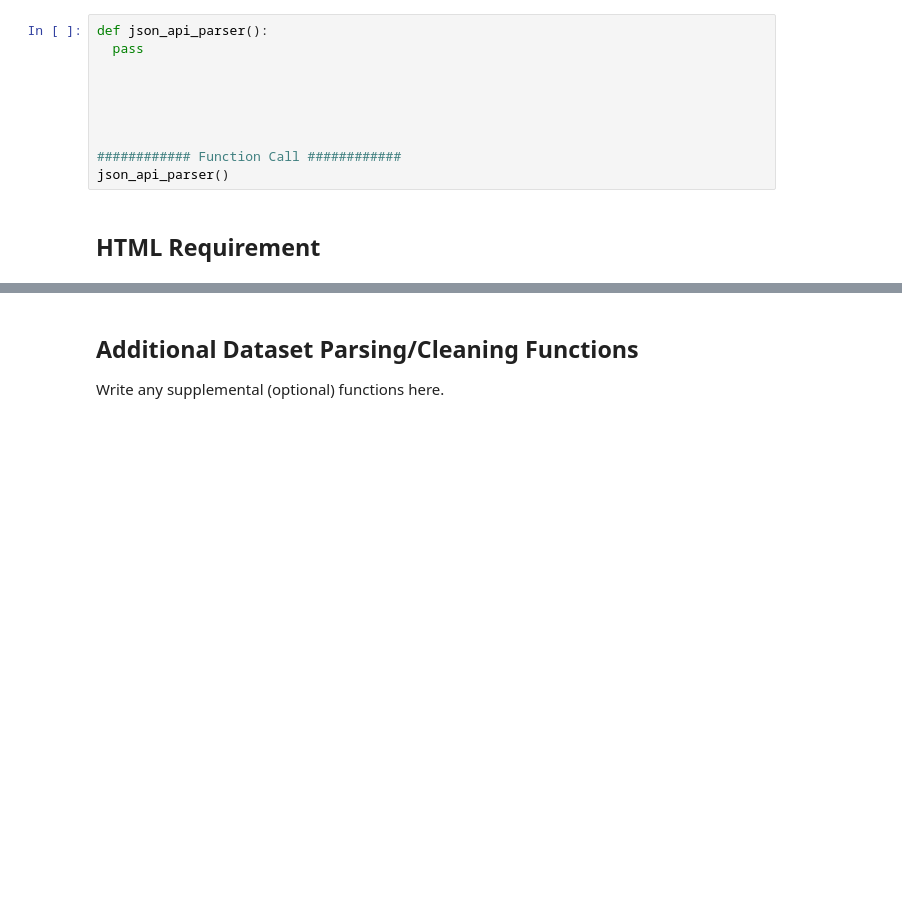
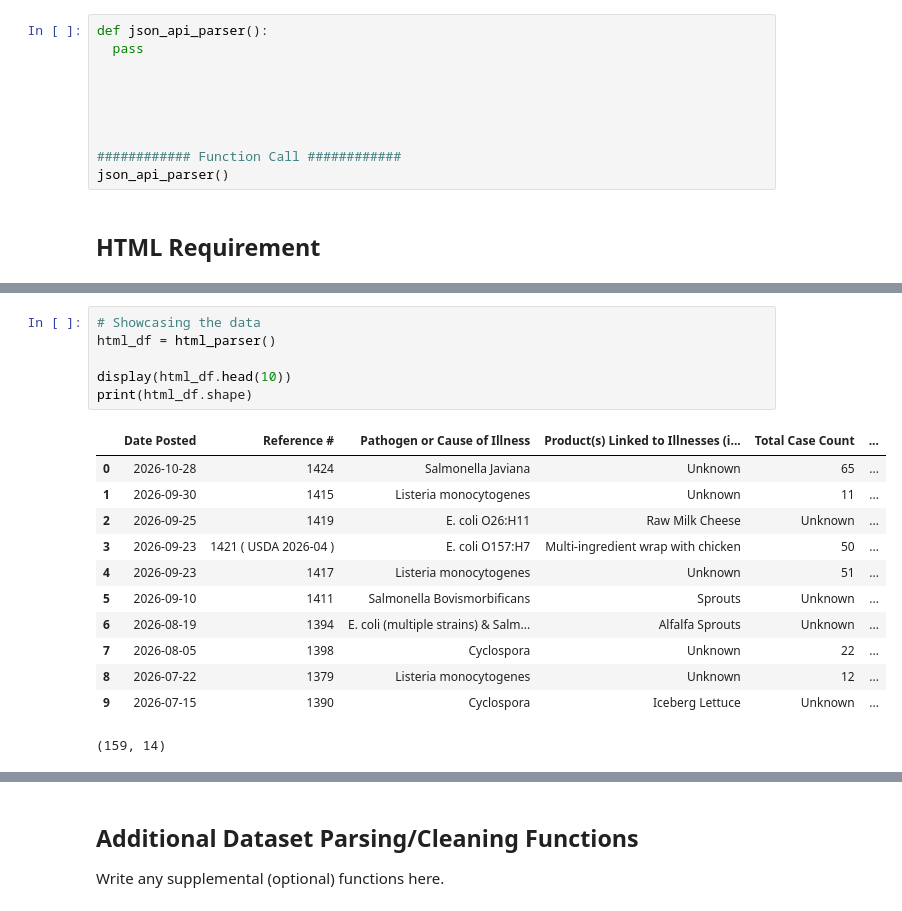
Before and after one commit to arnavisharsh/cs2316-final-project, a Jupyter notebook: Final Project Phase II-1.ipynb, the cells around one changed output, grey strips where cells are left out. Drawn from its saved outputs; the diff is of its cells as text; blank space fills up the shorter version.

Commit message:
Complete HTML collection and cleaning

```diff
--- a/Final Project Phase II-1.ipynb
+++ b/Final Project Phase II-1.ipynb
@@ -231,0 +313,19 @@ html_parser()
+# %%
+# Showcasing the data
+html_df = html_parser()
+
+display(html_df.head(10))
+print(html_df.shape)
+# %% [output]
+|  | Date Posted | Reference # | Pathogen or Cause of Illness | Product(s) Linked to Illnesses (i... | Total Case Count | ... |
+| 0 | 2026-10-28 | 1424 | Salmonella Javiana | Unknown | 65 | ... |
+| 1 | 2026-09-30 | 1415 | Listeria monocytogenes | Unknown | 11 | ... |
+| 2 | 2026-09-25 | 1419 | E. coli O26:H11 | Raw Milk Cheese | Unknown | ... |
+| 3 | 2026-09-23 | 1421 ( USDA 2026-04 ) | E. coli O157:H7 | Multi-ingredient wrap with chicken | 50 | ... |
+| 4 | 2026-09-23 | 1417 | Listeria monocytogenes | Unknown | 51 | ... |
+| 5 | 2026-09-10 | 1411 | Salmonella Bovismorbificans | Sprouts | Unknown | ... |
+| 6 | 2026-08-19 | 1394 | E. coli (multiple strains) & Salm... | Alfalfa Sprouts | Unknown | ... |
+| 7 | 2026-08-05 | 1398 | Cyclospora | Unknown | 22 | ... |
+| 8 | 2026-07-22 | 1379 | Listeria monocytogenes | Unknown | 12 | ... |
+| 9 | 2026-07-15 | 1390 | Cyclospora | Iceberg Lettuce | Unknown | ... |
+(159, 14)
```
Also changed, not shown: parts of 15 cells of this notebook, 1 other file.
